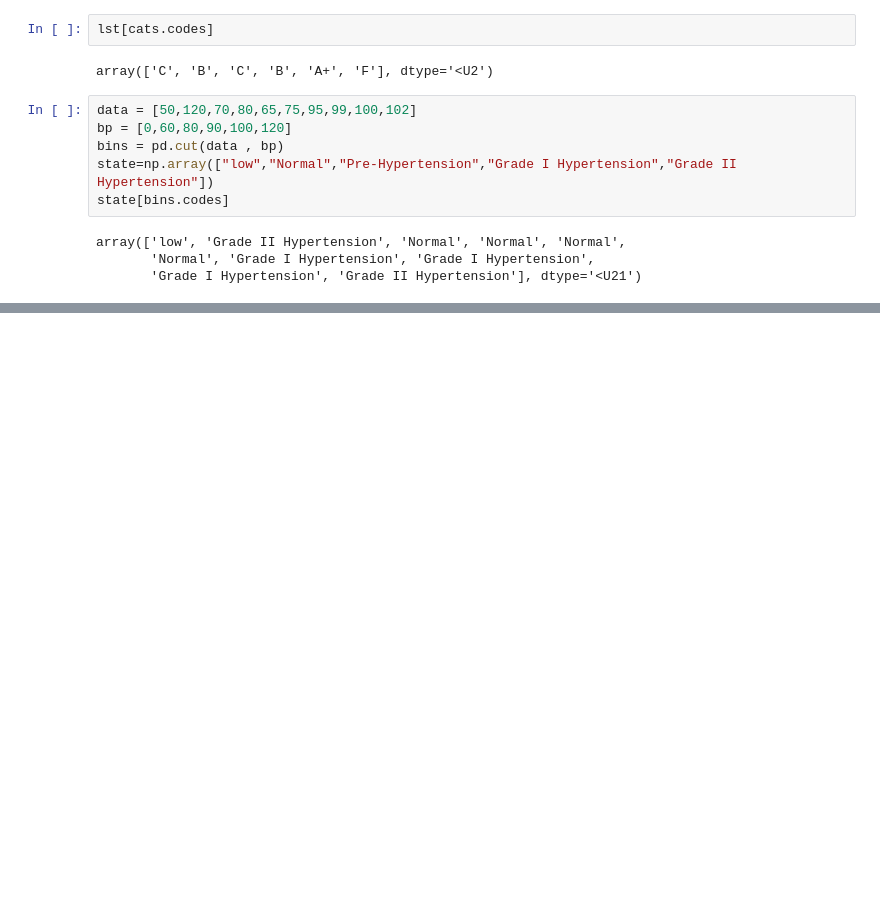
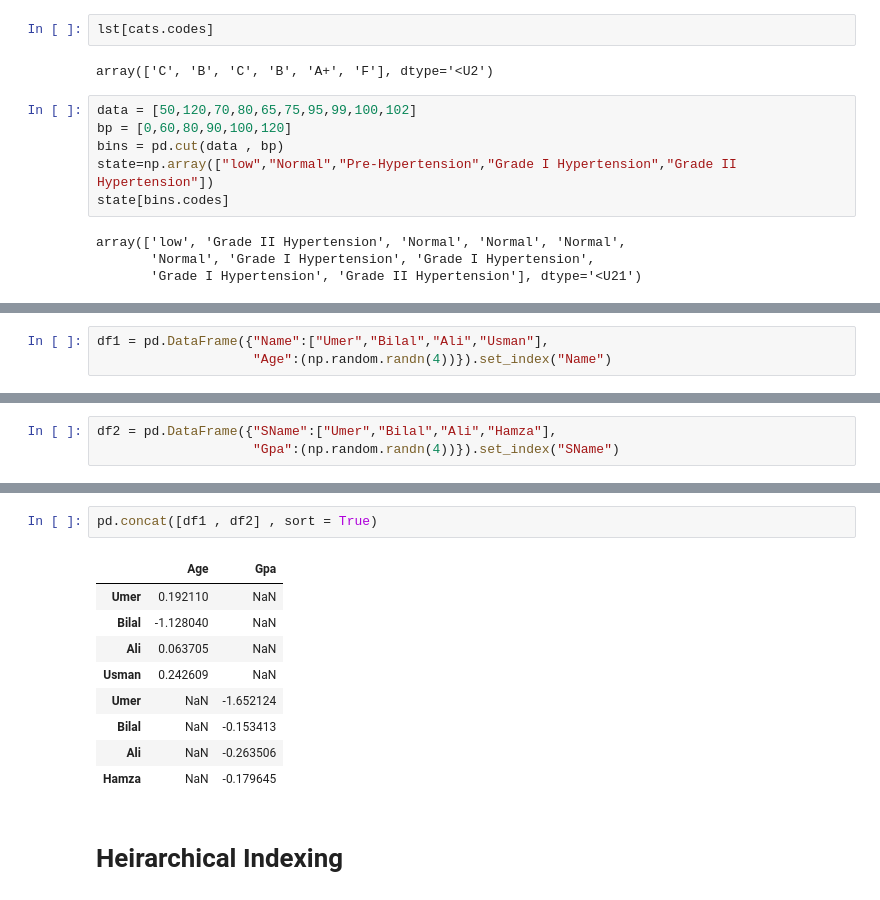
Before and after one commit to MuhammadHamzaAfzal/Python_Class_Work_jz, a Jupyter notebook: Pandas_8.ipynb, the cells around one changed output, grey strips where cells are left out. Saved outputs shown, nothing was run; the diff lists cells and outputs as text; blank space fills up the shorter version.

```diff
--- a/Pandas_8.ipynb
+++ b/Pandas_8.ipynb
@@ -49,0 +75,3 @@ array(['low', 'Grade II Hypertension', 'Normal', 'Normal', 'Normal',
+# %%
+df1 = pd.DataFrame({"Name":["Umer","Bilal","Ali","Usman"],
+                    "Age":(np.random.randn(4))}).set_index("Name")
@@ -49,0 +87,3 @@ array(['low', 'Grade II Hypertension', 'Normal', 'Normal', 'Normal',
+# %%
+df2 = pd.DataFrame({"SName":["Umer","Bilal","Ali","Hamza"],
+                    "Gpa":(np.random.randn(4))}).set_index("SName")
@@ -49,0 +134,14 @@ array(['low', 'Grade II Hypertension', 'Normal', 'Normal', 'Normal',
+# %%
+pd.concat([df1 , df2] , sort = True)
+# %% [output]
+|  | Age | Gpa |
+| Umer | 0.192110 | NaN |
+| Bilal | -1.128040 | NaN |
+| Ali | 0.063705 | NaN |
+| Usman | 0.242609 | NaN |
+| Umer | NaN | -1.652124 |
+| Bilal | NaN | -0.153413 |
+| Ali | NaN | -0.263506 |
+| Hamza | NaN | -0.179645 |
+# %% [markdown]
+# Heirarchical Indexing
```
Also changed, not shown: parts of 19 cells of this notebook.
